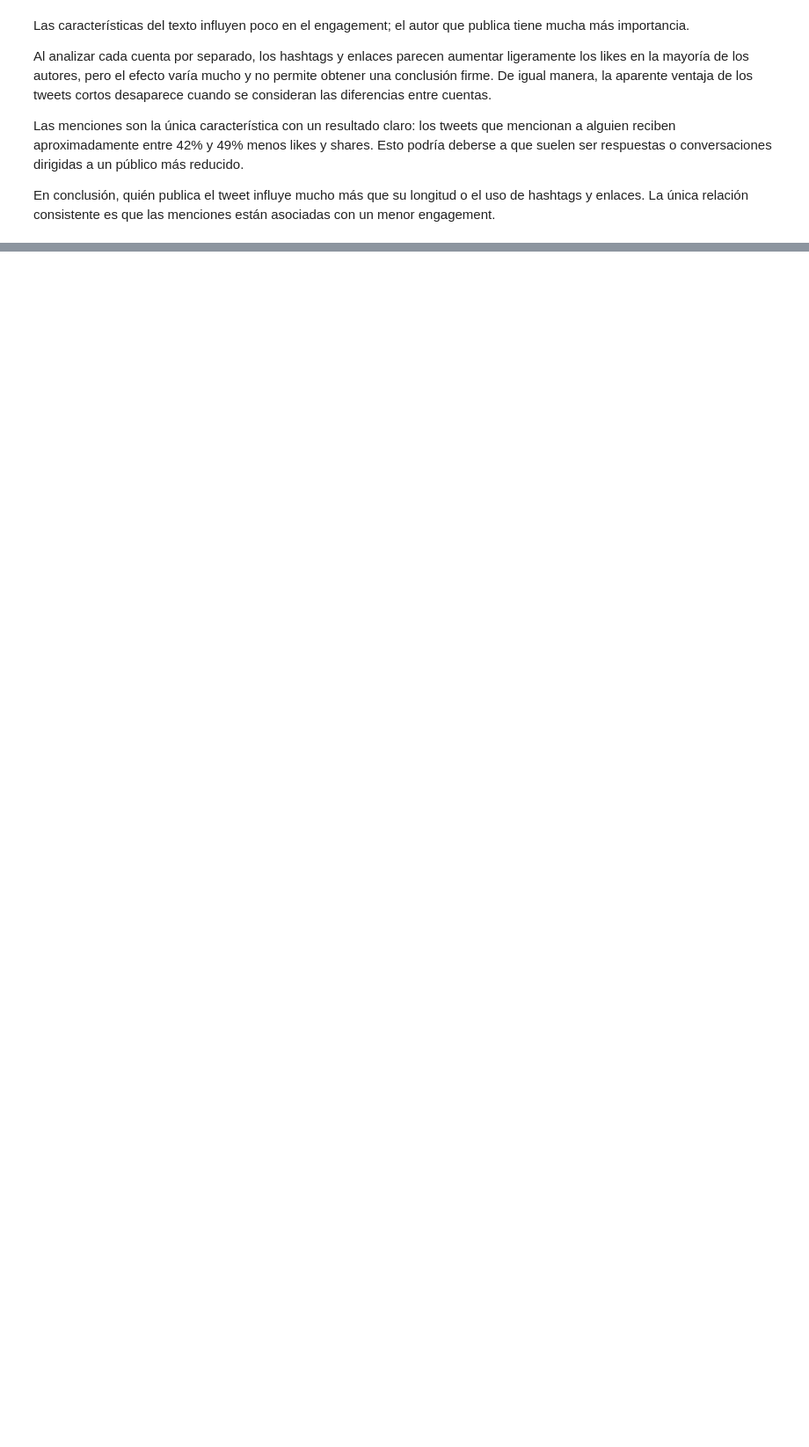
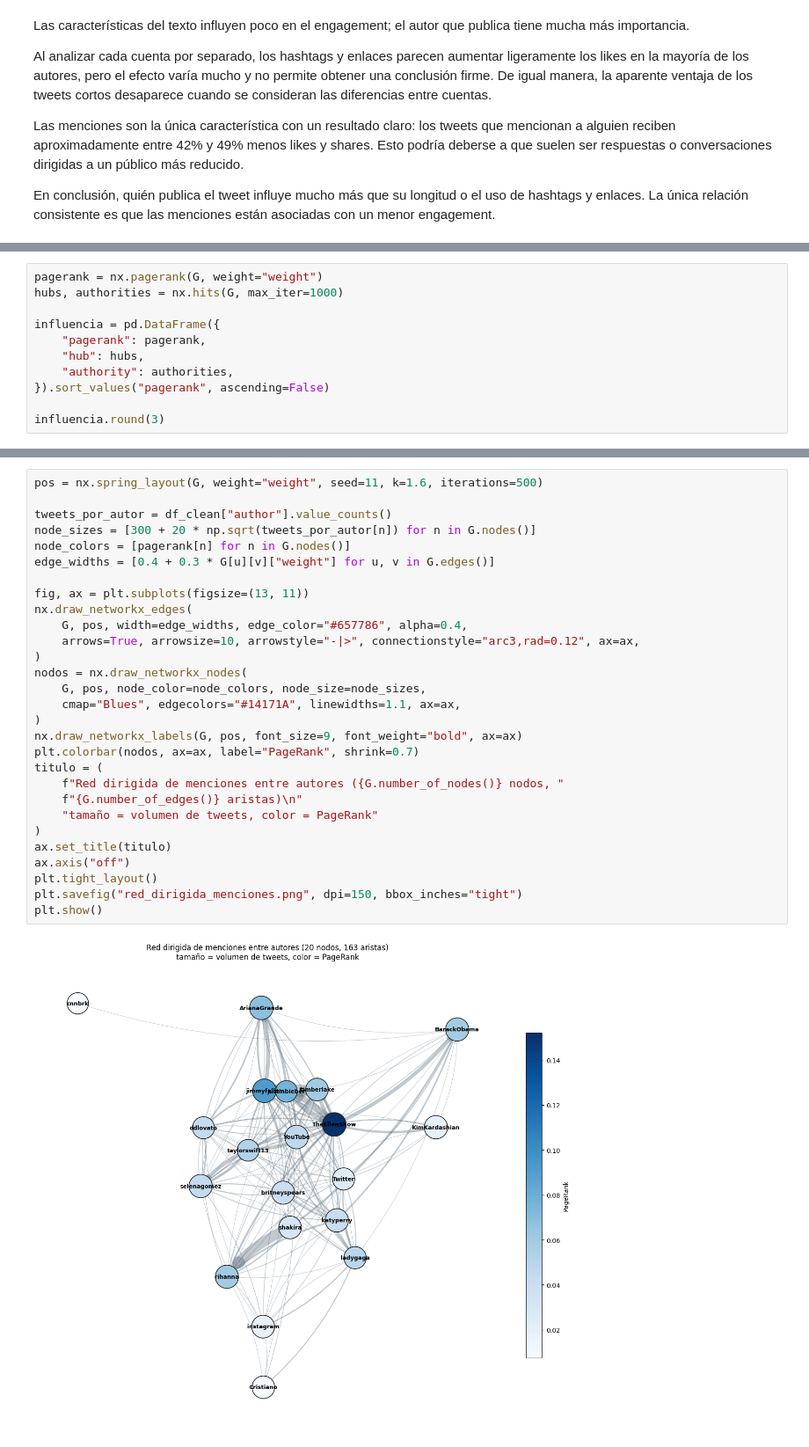
Before and after one commit to ecarcamo/Actividad-Clase-DataScience-Tweets, a Jupyter notebook: notebooks/01_carga_inicial.ipynb, the cells around one changed output, grey strips where cells are left out. Shown at 88% size. Saved outputs shown, nothing was run; the diff lists cells and outputs as text; blank space fills up the shorter version.

Commit message:
Construcción de red dirigida

```diff
--- a/notebooks/01_carga_inicial.ipynb
+++ b/notebooks/01_carga_inicial.ipynb
@@ -995,0 +1084,11 @@ En conclusión, quién publica el tweet influye mucho más que su longitud o el
+# %%
+pagerank = nx.pagerank(G, weight="weight")
+hubs, authorities = nx.hits(G, max_iter=1000)
+
+influencia = pd.DataFrame({
+    "pagerank": pagerank,
+    "hub": hubs,
+    "authority": authorities,
+}).sort_values("pagerank", ascending=False)
+
+influencia.round(3)
@@ -995,0 +1142,31 @@ En conclusión, quién publica el tweet influye mucho más que su longitud o el
+# %%
+pos = nx.spring_layout(G, weight="weight", seed=11, k=1.6, iterations=500)
+
+tweets_por_autor = df_clean["author"].value_counts()
+node_sizes = [300 + 20 * np.sqrt(tweets_por_autor[n]) for n in G.nodes()]
+node_colors = [pagerank[n] for n in G.nodes()]
+edge_widths = [0.4 + 0.3 * G[u][v]["weight"] for u, v in G.edges()]
+
+fig, ax = plt.subplots(figsize=(13, 11))
+nx.draw_networkx_edges(
+    G, pos, width=edge_widths, edge_color="#657786", alpha=0.4,
+    arrows=True, arrowsize=10, arrowstyle="-|>", connectionstyle="arc3,rad=0.12", ax=ax,
+)
+nodos = nx.draw_networkx_nodes(
+    G, pos, node_color=node_colors, node_size=node_sizes,
+    cmap="Blues", edgecolors="#14171A", linewidths=1.1, ax=ax,
+)
+nx.draw_networkx_labels(G, pos, font_size=9, font_weight="bold", ax=ax)
+plt.colorbar(nodos, ax=ax, label="PageRank", shrink=0.7)
+titulo = (
+    f"Red dirigida de menciones entre autores ({G.number_of_nodes()} nodos, "
+    f"{G.number_of_edges()} aristas)\n"
+    "tamaño = volumen de tweets, color = PageRank"
+)
+ax.set_title(titulo)
+ax.axis("off")
+plt.tight_layout()
+plt.savefig("red_dirigida_menciones.png", dpi=150, bbox_inches="tight")
+plt.show()
+# %% [output]
+[figure, added]
```
Also changed, not shown: parts of 7 cells of this notebook.
